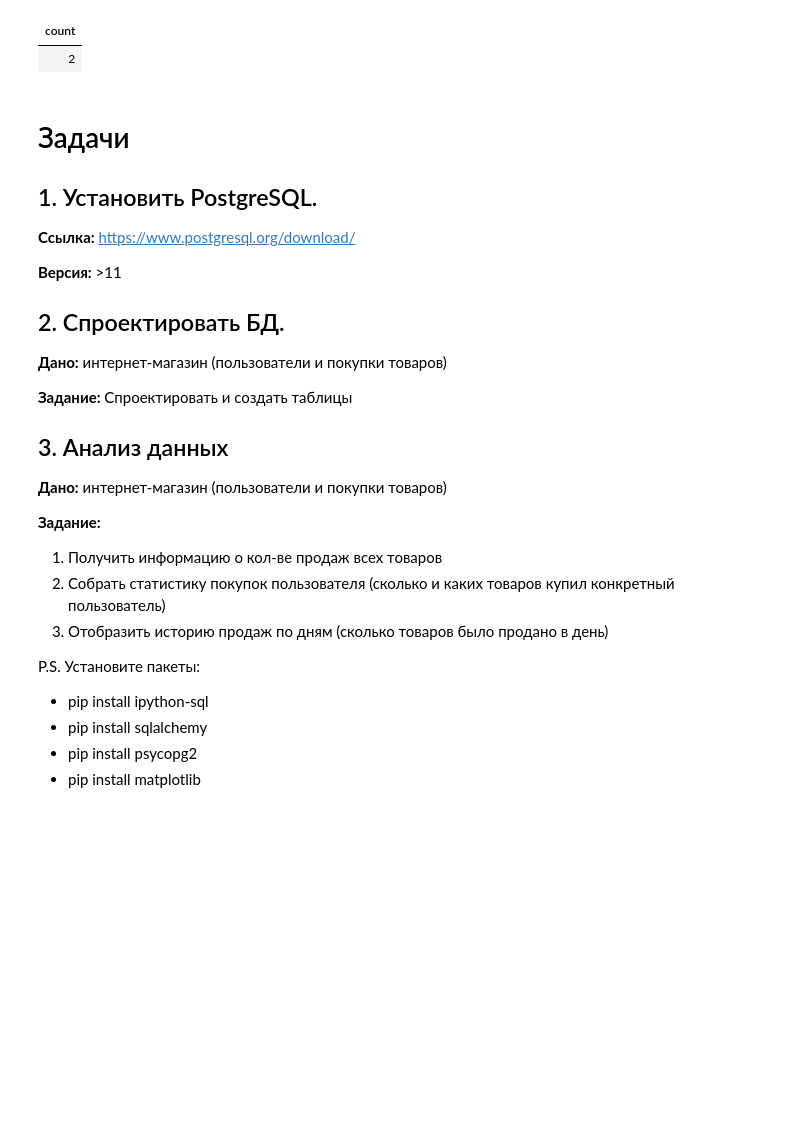
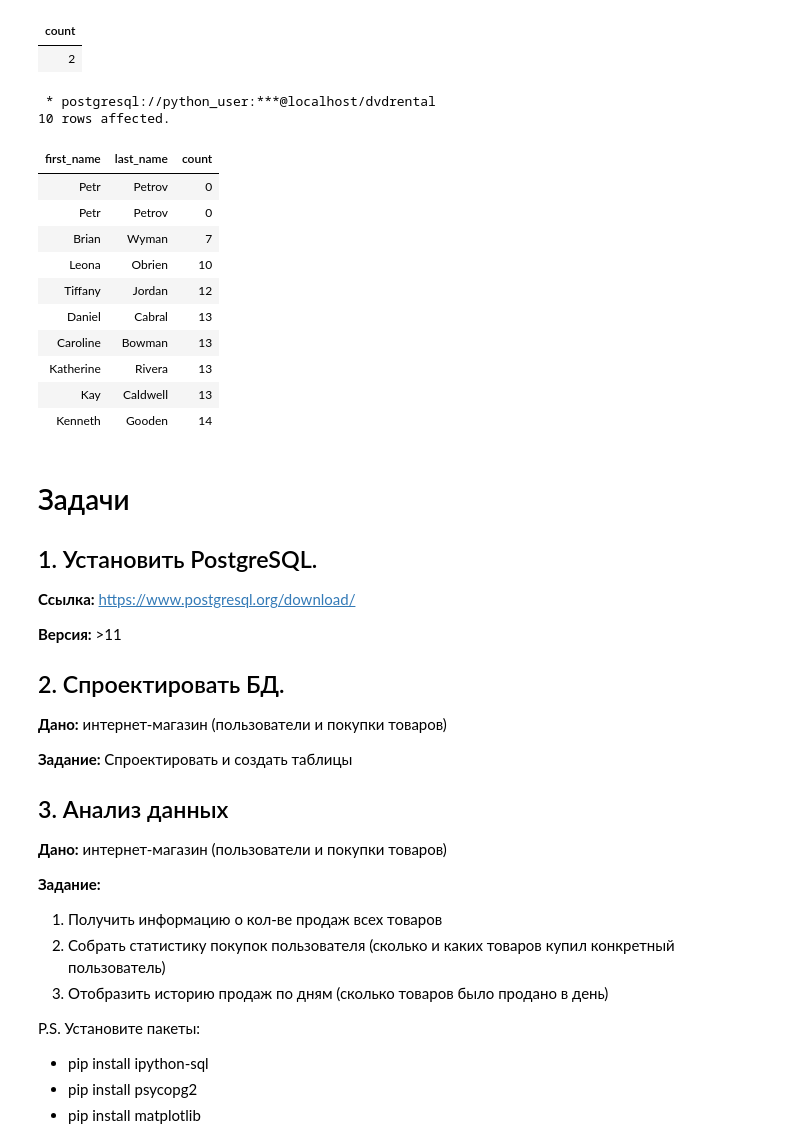
Before and after one commit to vitaly-efremov/pyteach-tusur-25, a Jupyter notebook: SQL.ipynb, the cells around one changed output. Cells and saved outputs as stored; diff of their text form; code cells hidden in the pictures; blank space fills up the shorter version.

```diff
--- a/SQL.ipynb
+++ b/SQL.ipynb
@@ -550,6 +571,28 @@ LIMIT 10
 1 rows affected.
 | count |
 | 2 |
+# %%
+%%sql
+SELECT customer.first_name, customer.last_name, count(payment_id)
+FROM customer
+LEFT JOIN payment ON payment.customer_id = customer.customer_id
+GROUP BY customer.customer_id
+ORDER BY count(payment_id)
+LIMIT 10
+# %% [output]
+ * postgresql://python_user:***@localhost/dvdrental
+10 rows affected.
+| first_name | last_name | count |
+| Petr | Petrov | 0 |
+| Petr | Petrov | 0 |
+| Brian | Wyman | 7 |
+| Leona | Obrien | 10 |
+| Tiffany | Jordan | 12 |
+| Daniel | Cabral | 13 |
+| Caroline | Bowman | 13 |
+| Katherine | Rivera | 13 |
+| Kay | Caldwell | 13 |
+| Kenneth | Gooden | 14 |
 # %% [markdown]
 # Задачи
 
@@ -576,6 +619,5 @@ LIMIT 10
 
  P.S. Установите пакеты:
    - pip install ipython-sql
-   - pip install sqlalchemy
    - pip install psycopg2
    - pip install matplotlib
```
Also changed, not shown: parts of 18 cells of this notebook.
